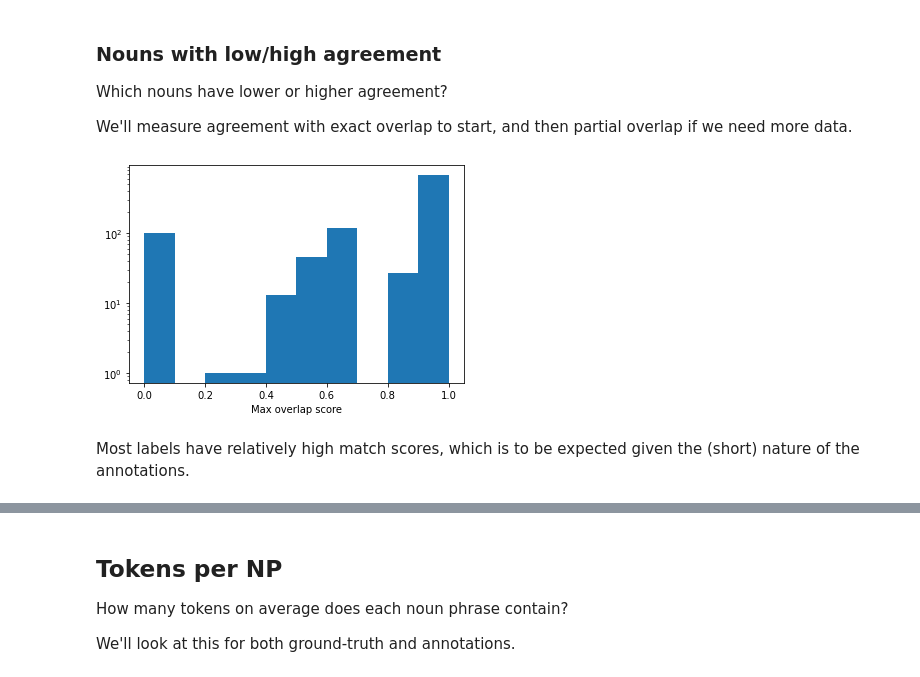
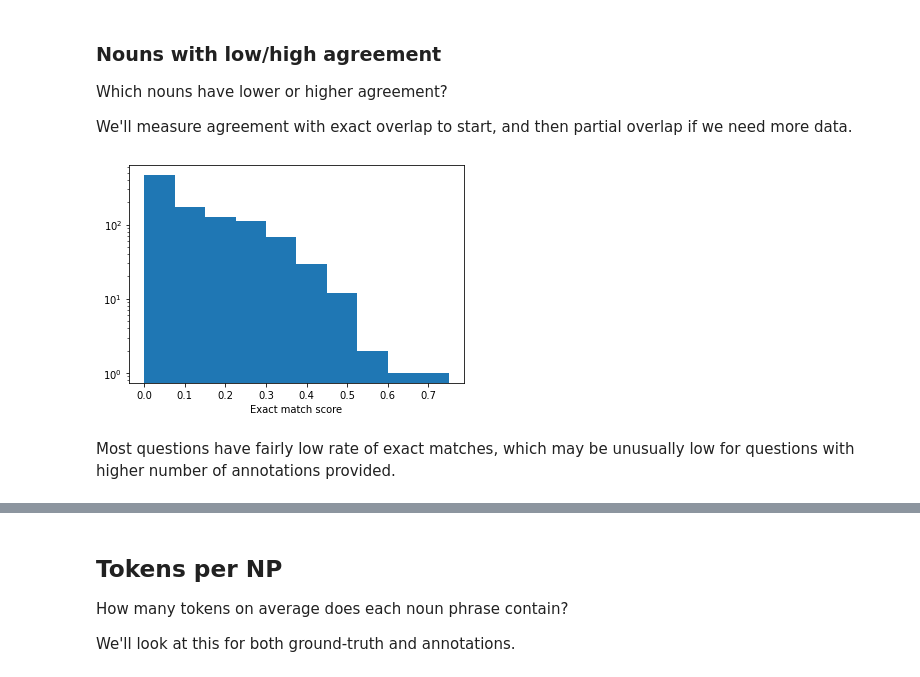
Before and after one commit to MichiganNLP/video-fill-in-the-blank, a Jupyter notebook: notebooks/compute_annotator_statistics.ipynb, the cells around one changed output, grey strips where cells are left out. Saved outputs shown, nothing was run; the diff lists cells and outputs as text; code cells hidden in the pictures.

```diff
--- a/notebooks/compute_annotator_statistics.ipynb
+++ b/notebooks/compute_annotator_statistics.ipynb
@@ -73,32 +73,21 @@ def get_exact_overlap(data):
     exact_matches = list(filter(lambda x: x==label, annotations))
     exact_overlap_score = len(exact_matches) / len(annotations)
     return exact_overlap_score
-# %%
-import sys
-if('..' not in sys.path):
-    sys.path.append('..')
-from lqam.core.metrics import normalize_answer, tokenize_answer_to_compute_metrics, compute_token_level_f1_many
-def compute_overlap_score(label, annotations):
-    label_tokens = tokenize_answer_to_compute_metrics(normalize_answer(label))
-    annotation_tokens = list(map(lambda x: list(map(lambda y: tokenize_answer_to_compute_metrics(normalize_answer(y)), x)), annotations))
-    # flatten token lists
-    annotation_tokens = [y for x in annotation_tokens for y in x]
-    overlap_score = compute_token_level_f1_many(label_tokens, annotation_tokens)
-    return overlap_score
-valid_annotated_data = list(filter(lambda x: len(x['additional_answers']) > 0, annotated_data))
-overlap_scores = list(map(lambda x: compute_overlap_score(x['label'], x['additional_answers']), valid_annotated_data))
-# # show distribution first
-import matplotlib
-%matplotlib inline
-import matplotlib.pyplot as plt
-plt.hist(overlap_scores)
-plt.xlabel("Max overlap score")
-plt.yscale('log')
-plt.show()
-# %% [output]
-[figure, removed]
-# %% [markdown]
-Most labels have relatively high match scores, which is to be expected given the (short) nature of the annotations.
+# %%
+# show distribution first
+import matplotlib
+%matplotlib inline
+import matplotlib.pyplot as plt
+valid_annotated_data = list(filter(lambda x: len(x['additional_answers']) > 0, annotated_data))
+exact_overlap_scores = list(map(lambda x: get_exact_overlap(x), valid_annotated_data))
+plt.hist(exact_overlap_scores)
+plt.xlabel("Exact match score")
+plt.yscale('log')
+plt.show()
+# %% [output]
+[figure, added]
+# %% [markdown]
+Most questions have fairly low rate of exact matches, which may be unusually low for questions with higher number of annotations provided.
 # %%
 ## compute average overlap per NP
 valid_annotated_data_labels = list(map(lambda x: x['label'], valid_annotated_data))
```
Also changed, not shown: parts of 9 cells of this notebook.
